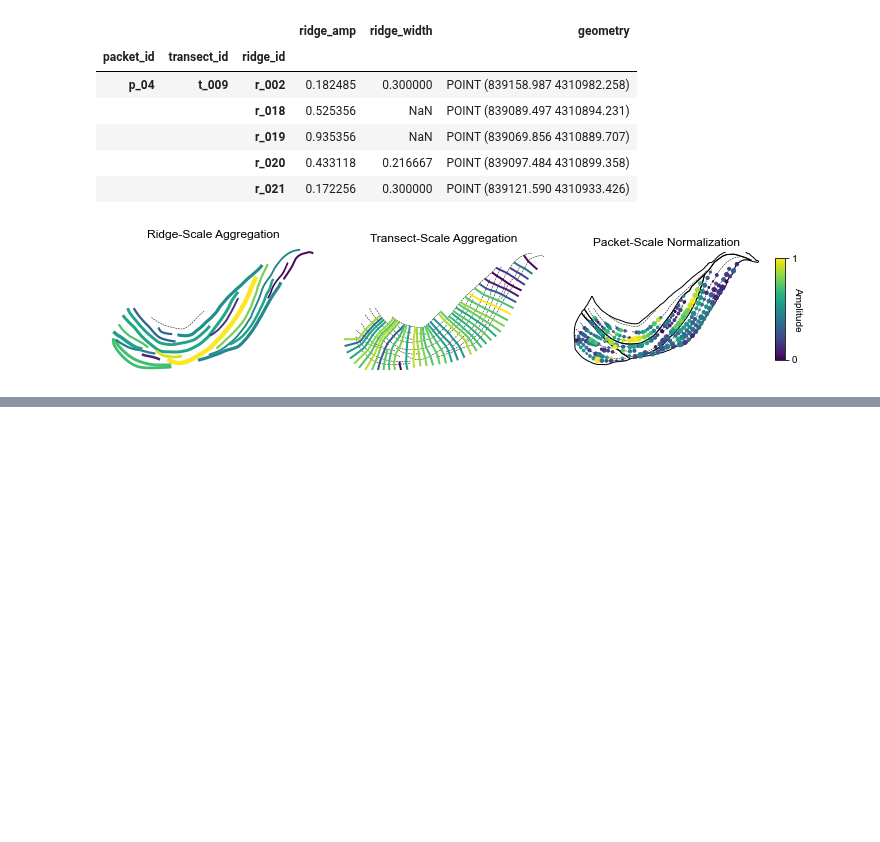
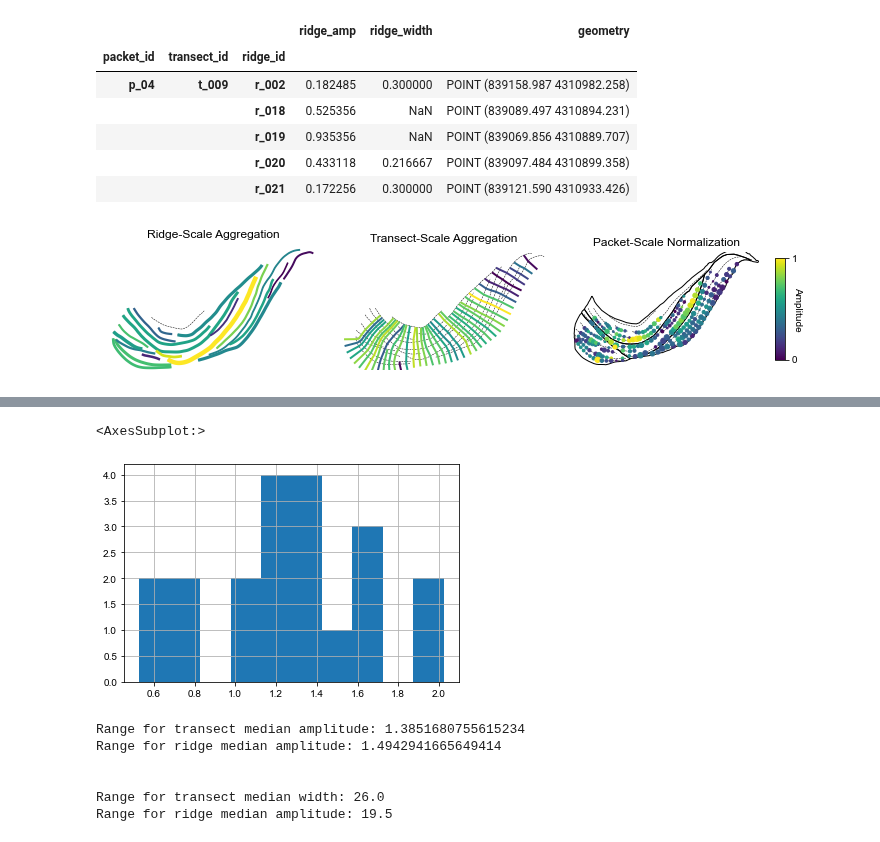
Before and after one commit to tamu-edu/scrollstats, a Jupyter notebook: Figure_BrazosBendsMultiScale.ipynb, the cells around one changed output, grey strips where cells are left out. Drawn from its saved outputs; the diff is of its cells as text; code cells hidden in the pictures; blank space fills up the shorter version.

```diff
--- a/Figure_BrazosBendsMultiScale.ipynb
+++ b/Figure_BrazosBendsMultiScale.ipynb
@@ -341,0 +365,24 @@ plt.savefig("test.png", dpi=300)
+# %%
+ridge_agg["ridge_amp"].hist()
+# %% [output]
+<AxesSubplot:>
+[figure, added]
+# %%
+trans_amp_range = trans_agg["ridge_amp"].max() - trans_agg["ridge_amp"].min()
+ridge_amp_range = ridge_agg["ridge_amp"].max() - ridge_agg["ridge_amp"].min()
+
+trans_width_range = trans_agg["ridge_width"].max() - trans_agg["ridge_width"].min()
+ridge_width_range = ridge_agg["ridge_width"].max() - ridge_agg["ridge_width"].min()
+
+print(f"Range for transect median amplitude: {trans_amp_range}")
+print(f"Range for ridge median amplitude: {ridge_amp_range}")
+print("\n")
+print(f"Range for transect median width: {trans_width_range}")
+print(f"Range for ridge median amplitude: {ridge_width_range}")
+# %% [output]
+Range for transect median amplitude: 1.3851680755615234
+Range for ridge median amplitude: 1.4942941665649414
+
+
+Range for transect median width: 26.0
+Range for ridge median amplitude: 19.5
```
Also changed, not shown: parts of 8 cells of this notebook.
